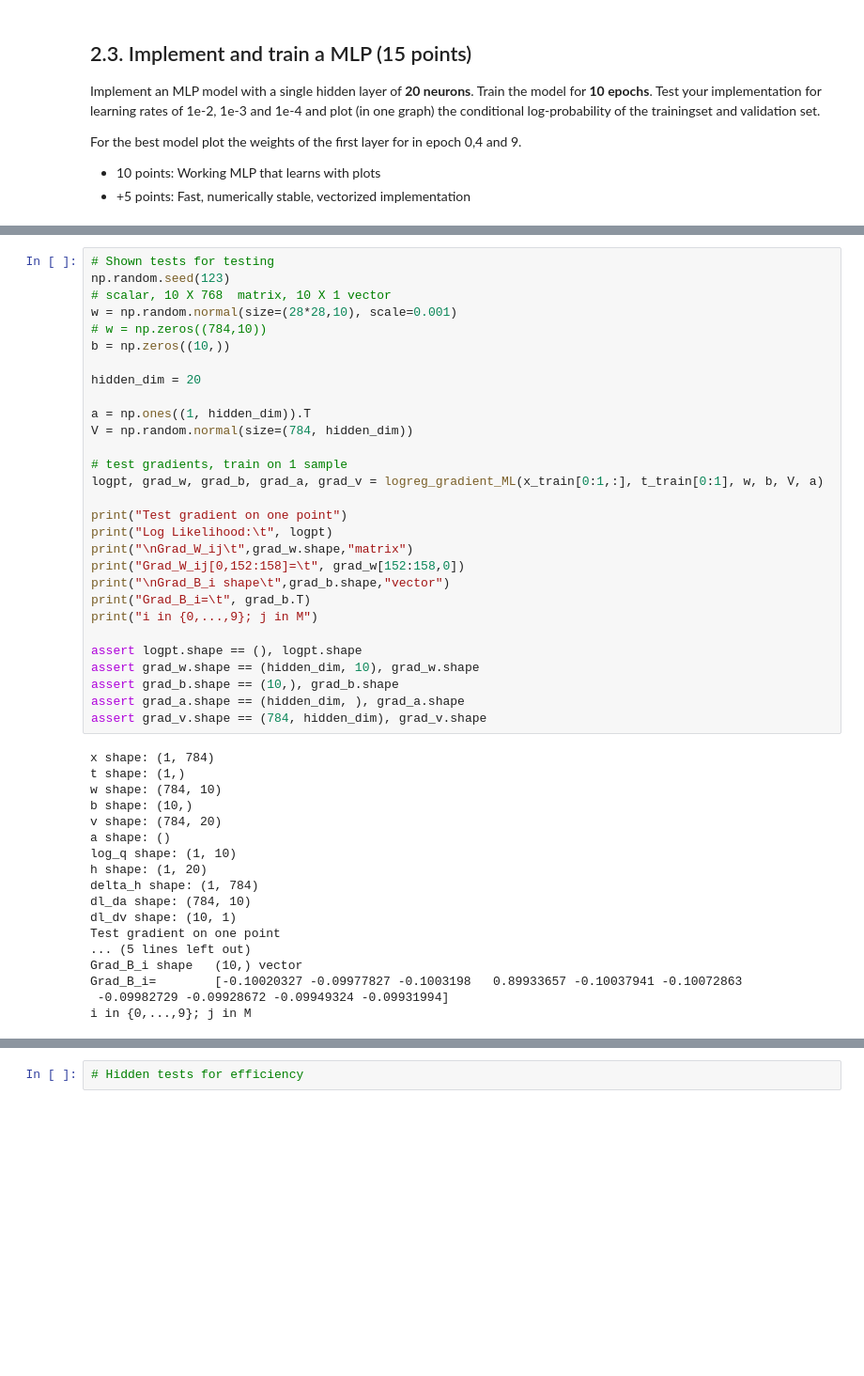
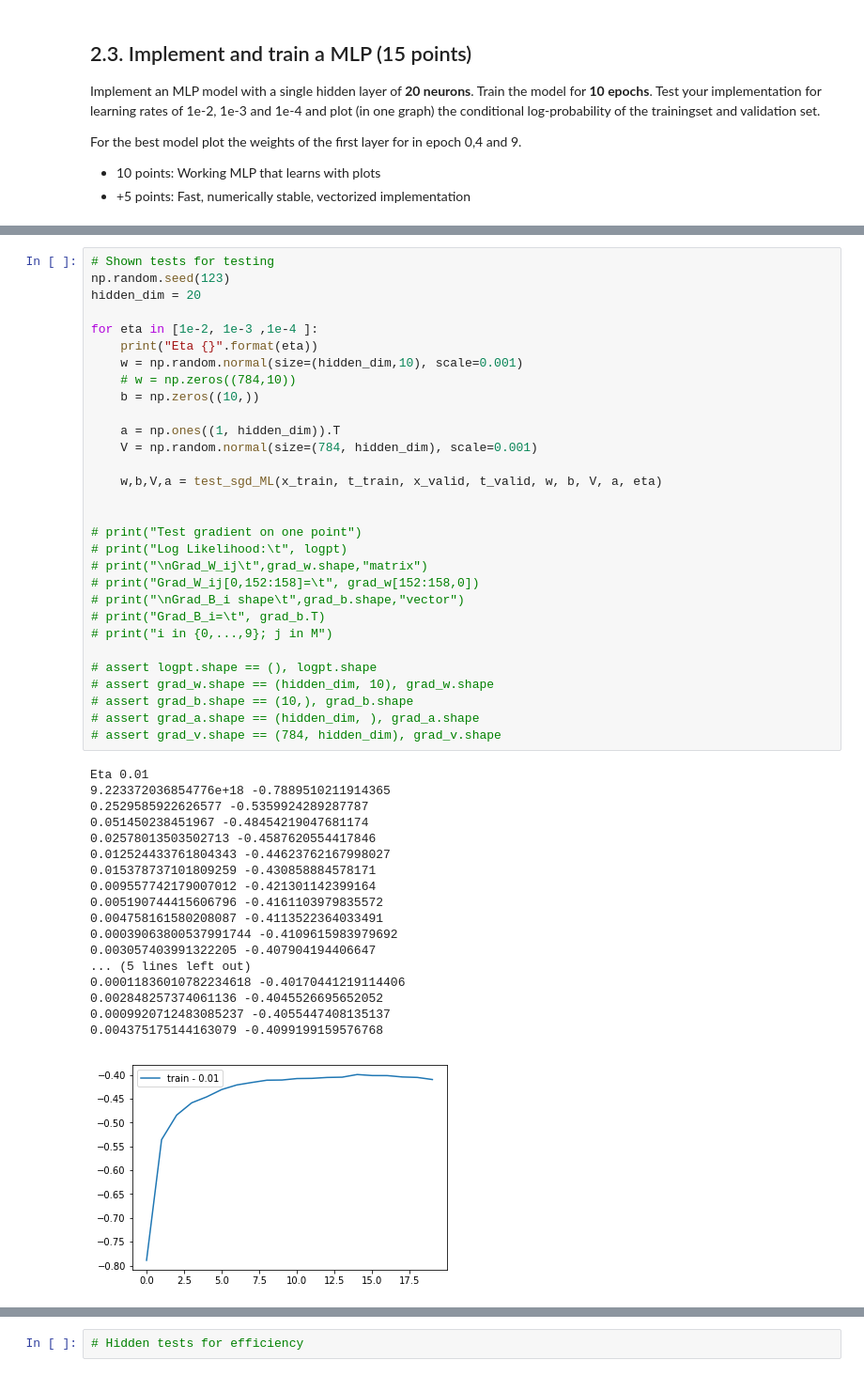
Before and after one commit to filipkny/MachineLearning1_UvA, a Jupyter notebook: lab2.ipynb, the cells around one changed output, grey strips where cells are left out. Shown at 94% size. Drawn from its saved outputs; the diff is of its cells as text; blank space fills up the shorter version.

```diff
--- a/lab2.ipynb
+++ b/lab2.ipynb
@@ -903,47 +955,49 @@ def logreg_gradient_ML(x, t, w, b, v, a):
 # %%
 # Shown tests for testing
 np.random.seed(123)
-# scalar, 10 X 768  matrix, 10 X 1 vector
-w = np.random.normal(size=(28*28,10), scale=0.001)
-# w = np.zeros((784,10))
-b = np.zeros((10,))
-
 hidden_dim = 20
 
-a = np.ones((1, hidden_dim)).T
-V = np.random.normal(size=(784, hidden_dim))
+for eta in [1e-2, 1e-3 ,1e-4 ]:
+    print("Eta {}".format(eta))
+    w = np.random.normal(size=(hidden_dim,10), scale=0.001)
+    # w = np.zeros((784,10))
+    b = np.zeros((10,))
 
-# test gradients, train on 1 sample
-logpt, grad_w, grad_b, grad_a, grad_v = logreg_gradient_ML(x_train[0:1,:], t_train[0:1], w, b, V, a)
+    a = np.ones((1, hidden_dim)).T
+    V = np.random.normal(size=(784, hidden_dim), scale=0.001)
 
-print("Test gradient on one point")
-print("Log Likelihood:\t", logpt)
-print("\nGrad_W_ij\t",grad_w.shape,"matrix")
-print("Grad_W_ij[0,152:158]=\t", grad_w[152:158,0])
-print("\nGrad_B_i shape\t",grad_b.shape,"vector")
-print("Grad_B_i=\t", grad_b.T)
-print("i in {0,...,9}; j in M")
+    w,b,V,a = test_sgd_ML(x_train, t_train, x_valid, t_valid, w, b, V, a, eta)
 
-assert logpt.shape == (), logpt.shape
-assert grad_w.shape == (hidden_dim, 10), grad_w.shape
-assert grad_b.shape == (10,), grad_b.shape
-assert grad_a.shape == (hidden_dim, ), grad_a.shape
-assert grad_v.shape == (784, hidden_dim), grad_v.shape
+
+# print("Test gradient on one point")
+# print("Log Likelihood:\t", logpt)
+# print("\nGrad_W_ij\t",grad_w.shape,"matrix")
+# print("Grad_W_ij[0,152:158]=\t", grad_w[152:158,0])
+# print("\nGrad_B_i shape\t",grad_b.shape,"vector")
+# print("Grad_B_i=\t", grad_b.T)
+# print("i in {0,...,9}; j in M")
+
+# assert logpt.shape == (), logpt.shape
+# assert grad_w.shape == (hidden_dim, 10), grad_w.shape
+# assert grad_b.shape == (10,), grad_b.shape
+# assert grad_a.shape == (hidden_dim, ), grad_a.shape
+# assert grad_v.shape == (784, hidden_dim), grad_v.shape
 # %% [output]
-x shape: (1, 784)
-t shape: (1,)
-w shape: (784, 10)
-b shape: (10,)
-v shape: (784, 20)
-a shape: ()
-log_q shape: (1, 10)
-h shape: (1, 20)
-delta_h shape: (1, 784)
-dl_da shape: (784, 10)
-dl_dv shape: (10, 1)
-Test gradient on one point
+Eta 0.01
+9.223372036854776e+18 -0.7889510211914365
+0.2529585922626577 -0.5359924289287787
+0.051450238451967 -0.48454219047681174
+0.02578013503502713 -0.4587620554417846
+0.012524433761804343 -0.44623762167998027
+0.015378737101809259 -0.430858884578171
+0.009557742179007012 -0.421301142399164
+0.005190744415606796 -0.4161103979835572
+0.004758161580208087 -0.4113522364033491
+0.00039063800537991744 -0.4109615983979692
+0.003057403991322205 -0.407904194406647
 ... (5 lines left out)
-Grad_B_i shape   (10,) vector
-Grad_B_i=        [-0.10020327 -0.09977827 -0.1003198   0.89933657 -0.10037941 -0.10072863
- -0.09982729 -0.09928672 -0.09949324 -0.09931994]
-i in {0,...,9}; j in M
+0.00011836010782234618 -0.40170441219114406
+0.002848257374061136 -0.4045526695652052
+0.0009920712483085237 -0.4055447408135137
+0.004375175144163079 -0.4099199159576768
+[figure, added]
```
Also changed, not shown: parts of 12 cells of this notebook.
